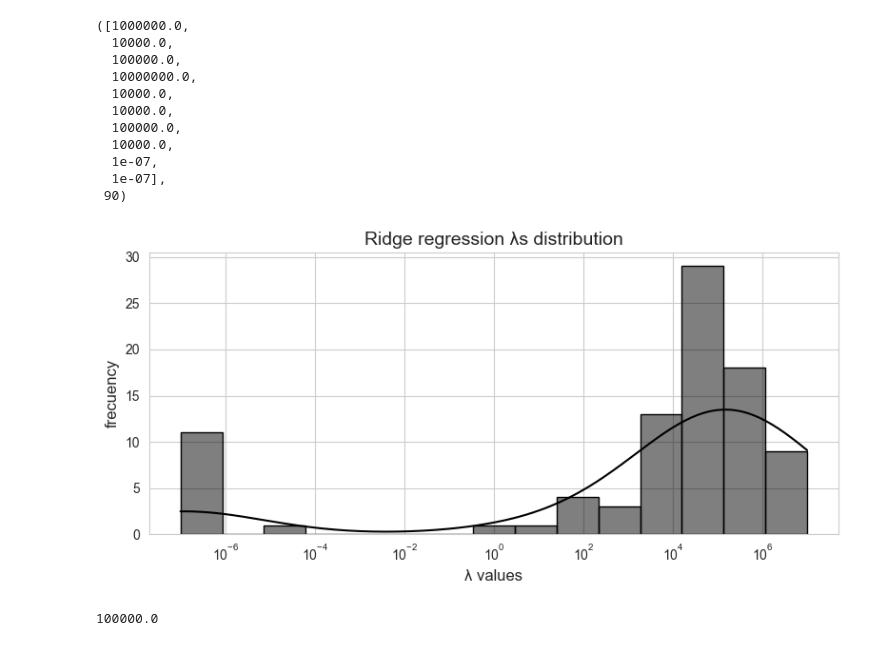
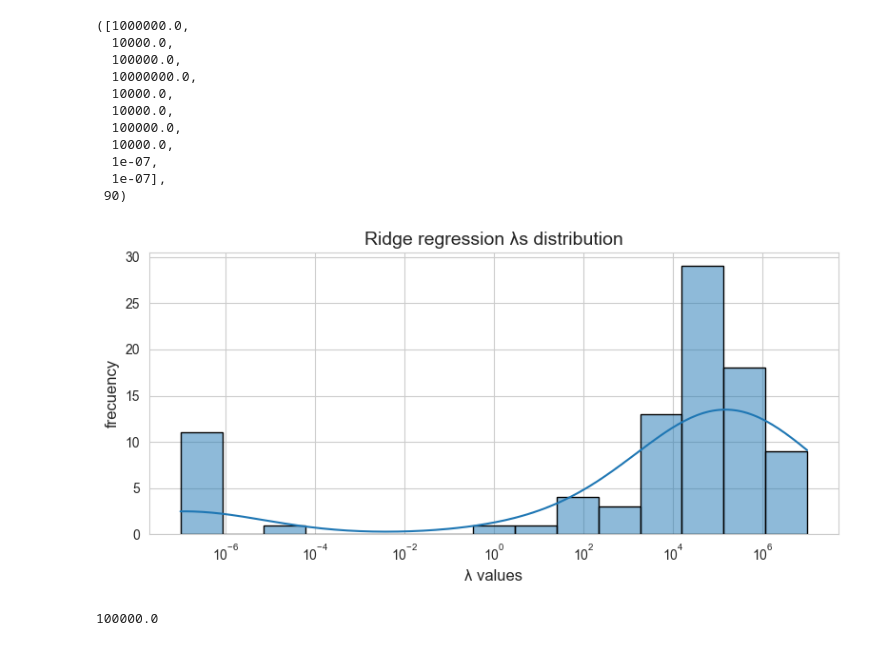
Before and after one commit to garcesote/deepAAD_project, a Jupyter notebook: notebooks/euroacustics.ipynb, the cells around one changed output. Cells and saved outputs as stored; diff of their text form; code cells hidden in the pictures.

```diff
--- a/notebooks/euroacustics.ipynb
+++ b/notebooks/euroacustics.ipynb
@@ -230,28 +230,28 @@ alphas[-10:], len(alphas)
 # %%
 # Generar la gráfica
 
 # Configurar el estilo de la figura
 sns.set_style("whitegrid")
 
 # Crear la figura
 plt.figure(figsize=(8, 4))
 
 # Histograma con escala logarítmica en el eje x
-sns.histplot(alphas, bins=15, kde=True, log_scale=True, color='black', edgecolor='black')
+sns.histplot(alphas, bins=15, kde=True, log_scale=True, color='#1f77b4', edgecolor='black')
 
 # Etiquetas y título
 plt.xlabel("λ values", fontsize=12)
 plt.ylabel("frecuency", fontsize=12)
 plt.title("Ridge regression λs distribution", fontsize=14)
 
 # Ajustar diseño y guardar sin fondo para el artículo
 plt.tight_layout()
 plt.savefig("log_distribution.png", dpi=300, bbox_inches='tight', transparent=True)
 
 # Mostrar la figura
 plt.show()
 # %% [output]
-[figure, old version]
+[figure, new version]
 # %%
 # Comprobación de que el valor del nombre del archivo encaja con el valor del modelo
 path = r'C:\Users\jaulab\Desktop\deepAAD_project\results\euroacustics\subj_specific\models\fulsang_data\Ridge_scikit_start=-26_end=0\S1\Ridge_scikit_cvFold=0_alpha=1.00e+05_acc=0.107'
```
Also changed, not shown: parts of 38 cells of this notebook, 11 other files.
